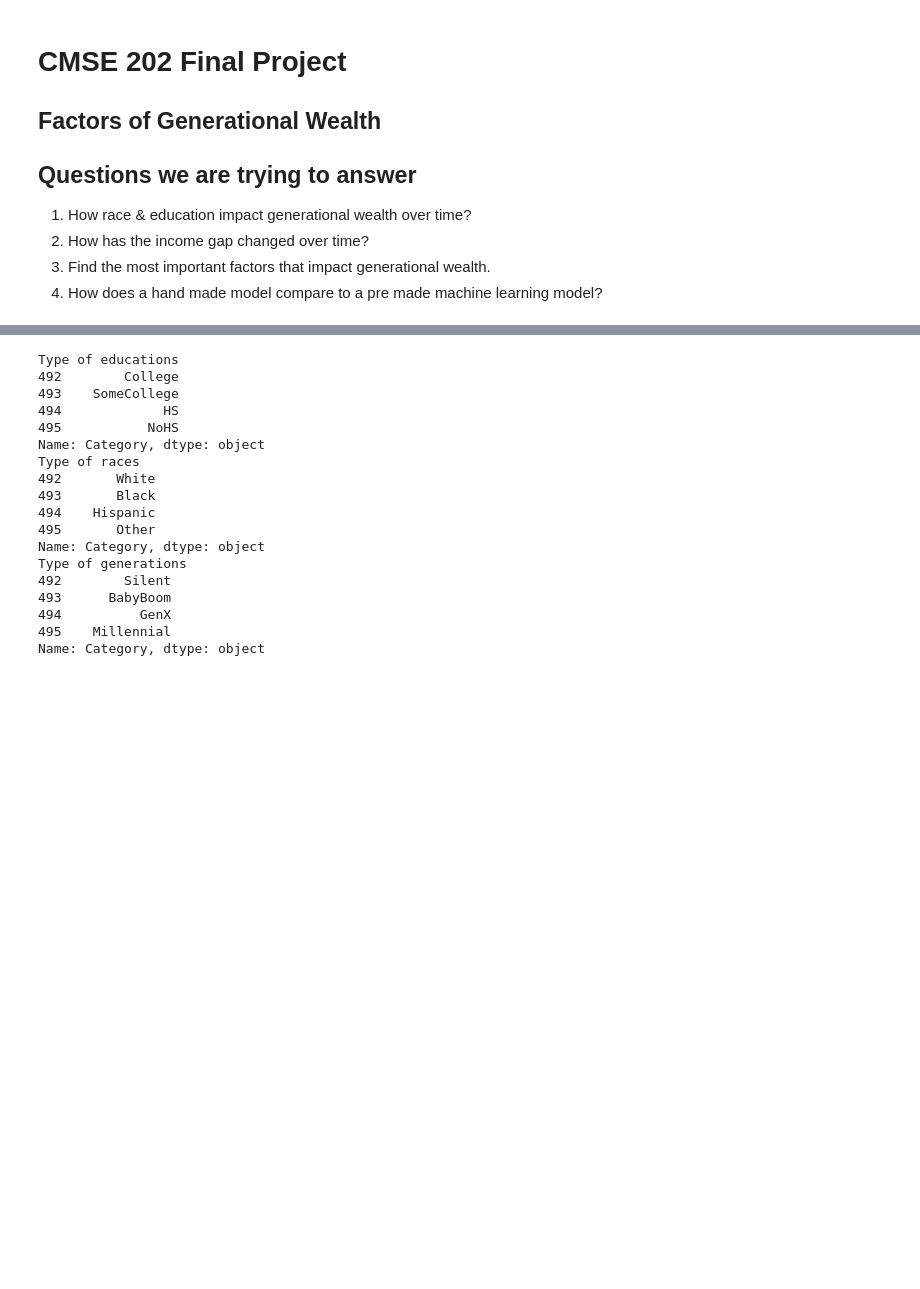
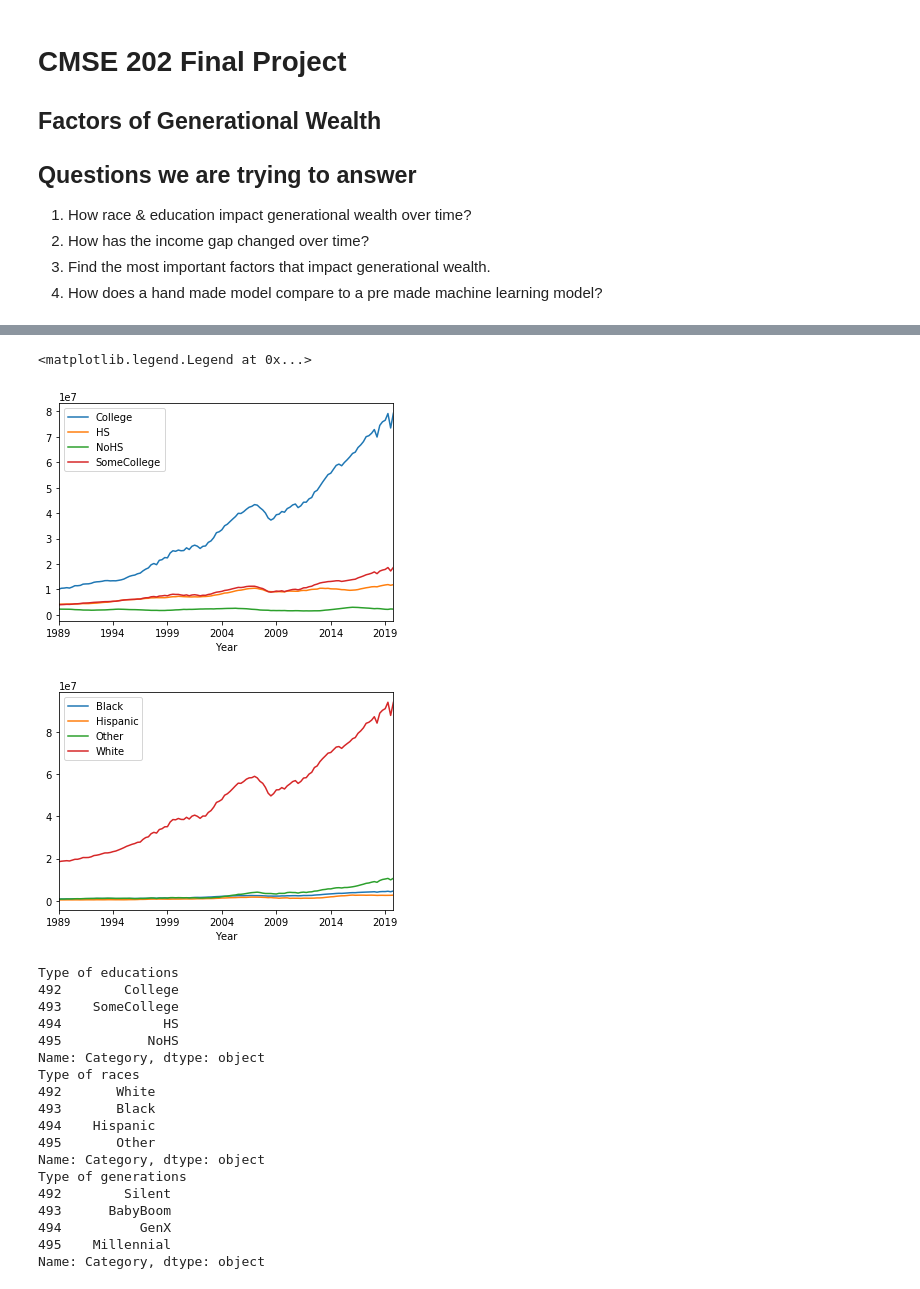
Before and after one commit to Adamdion/CMSE_202_Project, a Jupyter notebook: project/CMSE_202_project.ipynb, the cells around one changed output, grey strips where cells are left out. Cells and saved outputs as stored; diff of their text form; code cells hidden in the pictures; blank space fills up the shorter version.

```diff
--- a/project/CMSE_202_project.ipynb
+++ b/project/CMSE_202_project.ipynb
@@ -35,3 +84,17 @@ income = data[4]
+# %%
+# plt.plot(education['Year'], education['Net worth'], color=education['Category'])
+fig, ax = plt.subplots();
+plt.figure(1)
+education.groupby('Category').plot(x='Year', y='Net worth', ax=ax);
+plt.legend([v[0] for v in education.groupby('Category')['Category']])
+fig, ax = plt.subplots();
+plt.figure(2)
+race.groupby('Category').plot(x='Year', y='Net worth', ax=ax);
+plt.legend([v[0] for v in race.groupby('Category')['Category']])
+# %% [output]
+<matplotlib.legend.Legend at 0x...>
+[figure, added]
+[figure, added]
 # %%
 ## predicting wealth function based on educataion, race, generation
 def predict_wealth(education_level,race_,generation_):  # Adam
```
Also changed, not shown: parts of 14 cells of this notebook.
